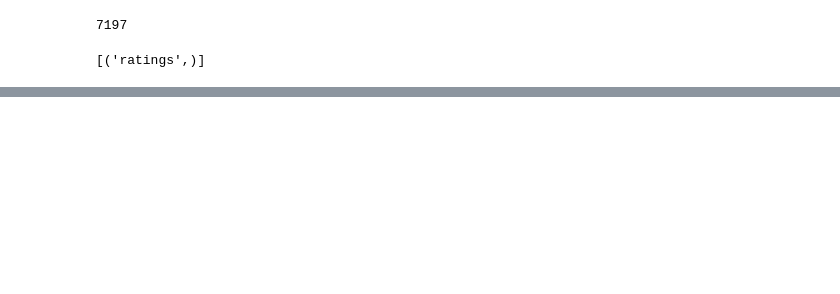
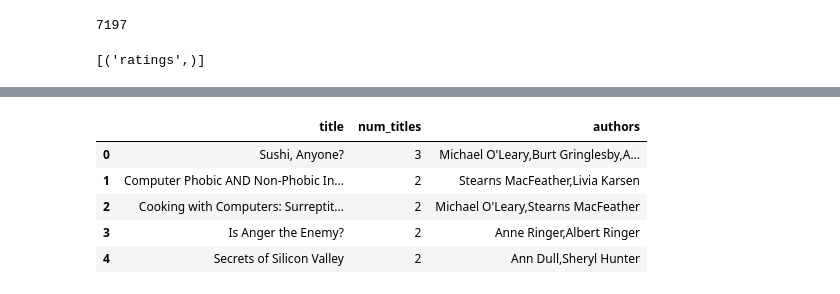
Before and after one commit to Ironhack-Data-Madrid-Octubre-2023/apuntes_clase, a Jupyter notebook: semana_3/3.1 - SQL en python.ipynb, the cells around one changed output, grey strips where cells are left out. Saved outputs shown, nothing was run; the diff lists cells and outputs as text; code cells hidden in the pictures; blank space fills up the shorter version.

```diff
--- a/semana_3/3.1 - SQL en python.ipynb
+++ b/semana_3/3.1 - SQL en python.ipynb
@@ -336,0 +465,34 @@ cursor.execute('show tables;').fetchall()   # tablas de la db
+# %%
+str_conn='mysql+pymysql://root:password@localhost:3306/publications'
+
+cursor=create_engine(str_conn)
+# %%
+query='''
+        select title,
+               count(titleauthor.title_id) as num_titles,
+               group_concat(concat(authors.au_fname, ' ', authors.au_lname)) as authors
+
+        from titles
+
+        left join titleauthor
+        on titles.title_id=titleauthor.title_id
+
+        left join authors
+        on authors.au_id=titleauthor.au_id
+
+        group by titles.title
+
+        order by num_titles desc;
+
+'''
+# %%
+df_sql = pd.read_sql(query, cursor)
+
+df_sql.head()
+# %% [output]
+|  | title | num_titles | authors |
+| 0 | Sushi, Anyone? | 3 | Michael O'Leary,Burt Gringlesby,A... |
+| 1 | Computer Phobic AND Non-Phobic In... | 2 | Stearns MacFeather,Livia Karsen |
+| 2 | Cooking with Computers: Surreptit... | 2 | Michael O'Leary,Stearns MacFeather |
+| 3 | Is Anger the Enemy? | 2 | Anne Ringer,Albert Ringer |
+| 4 | Secrets of Silicon Valley | 2 | Ann Dull,Sheryl Hunter |
```
Also changed, not shown: parts of 24 cells of this notebook.
